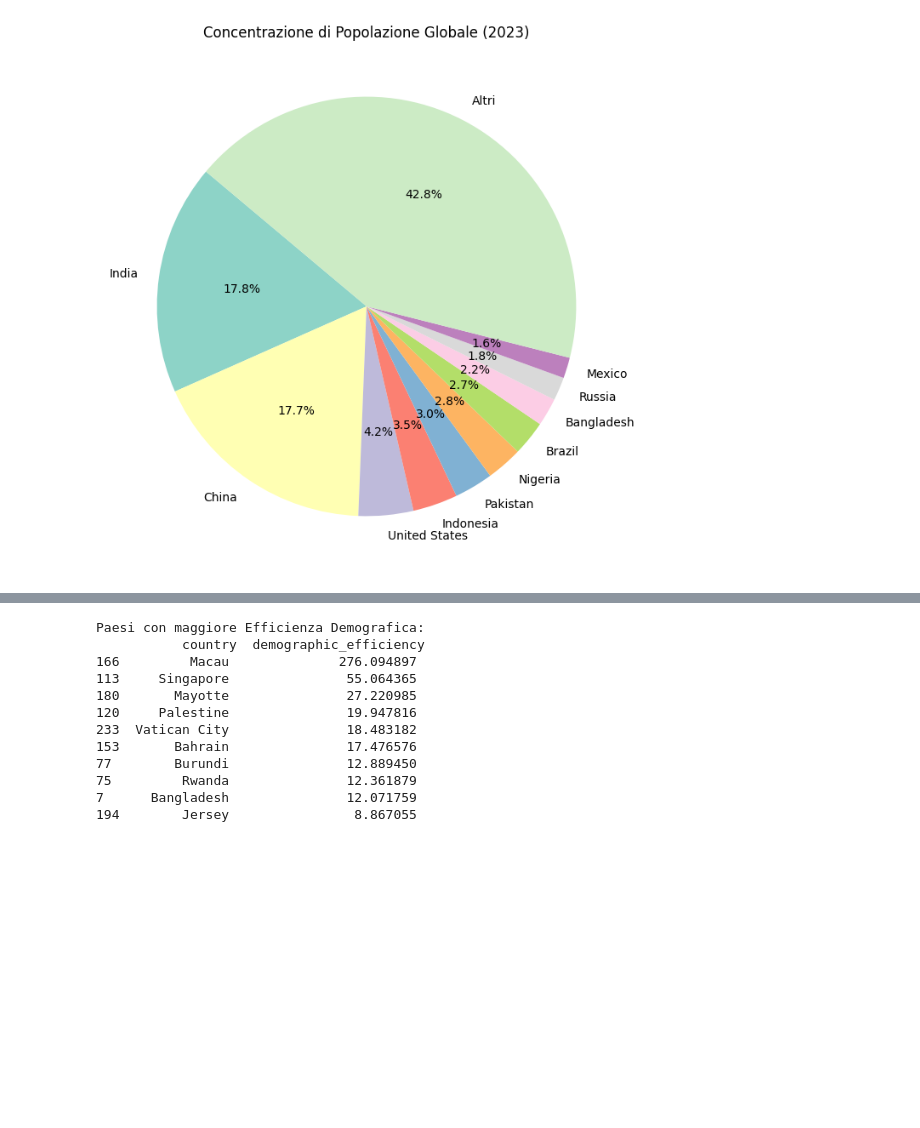
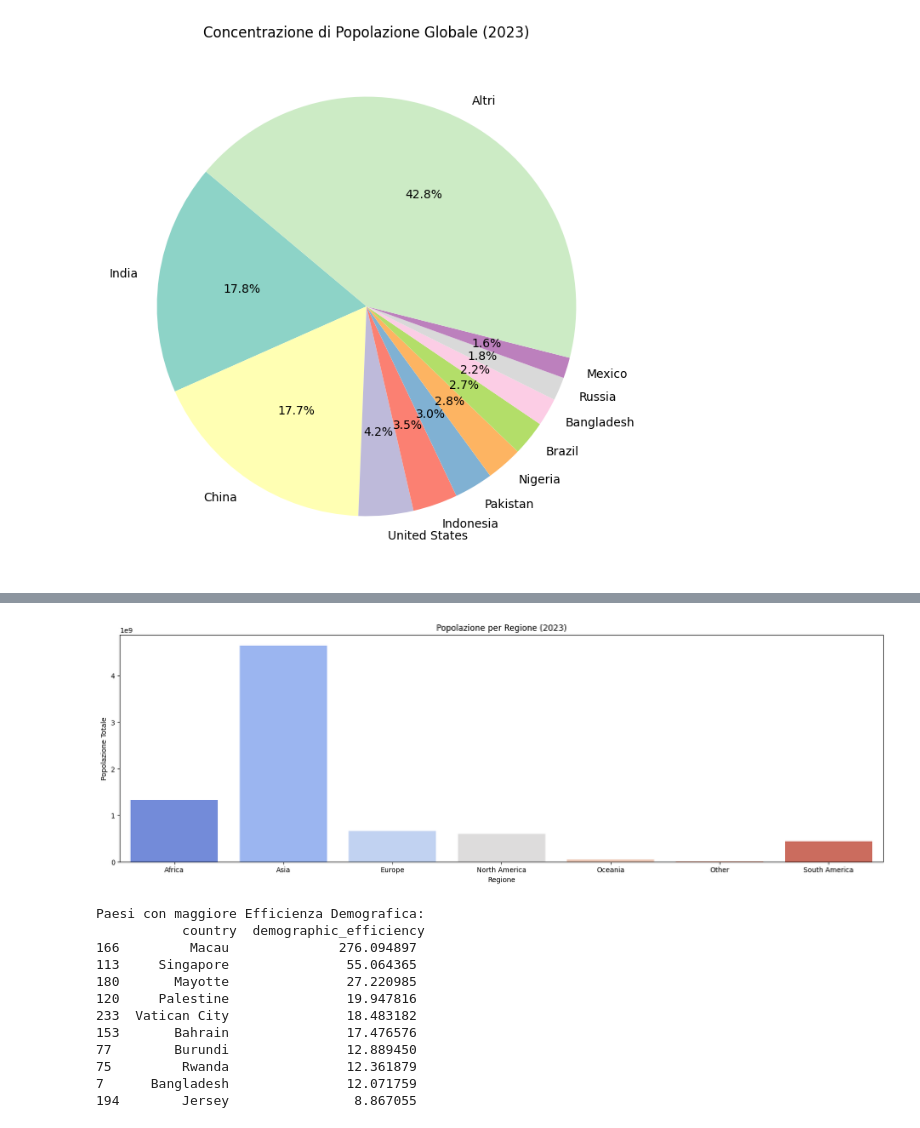
Before and after one commit to Farruja/Progetto-TPi, a Jupyter notebook: Popolazione_mondiale.ipynb, the cells around one changed output, grey strips where cells are left out. Cells and saved outputs as stored; diff of their text form; code cells hidden in the pictures; blank space fills up the shorter version.

```diff
--- a/Popolazione_mondiale.ipynb
+++ b/Popolazione_mondiale.ipynb
@@ -209,0 +135,79 @@ Passing `palette` without assigning `hue` is deprecated and will be removed in v
+# %%
+import pandas as pd
+import seaborn as sns
+import matplotlib.pyplot as plt
+
+# Caricamento dei dati dal file JSON
+data = pd.read_json('countries-table.json')
+
+# Creazione del dizionario di mappatura delle regioni
+region_mapping = {
+    # Asia
+    'IN': 'Asia', 'CN': 'Asia', 'JP': 'Asia', 'ID': 'Asia', 'IR': 'Asia', 'TR': 'Asia',
+    'SA': 'Asia', 'KR': 'Asia', 'VN': 'Asia', 'PK': 'Asia', 'BD': 'Asia', 'TH': 'Asia',
+    'MY': 'Asia', 'PH': 'Asia', 'IQ': 'Asia', 'AF': 'Asia', 'UZ': 'Asia', 'SY': 'Asia',
+    'LK': 'Asia', 'MM': 'Asia', 'KG': 'Asia', 'TM': 'Asia', 'TJ': 'Asia', 'AZ': 'Asia',
+    'AM': 'Asia', 'LB': 'Asia', 'YE': 'Asia', 'JO': 'Asia', 'OM': 'Asia', 'QA': 'Asia',
+    'BH': 'Asia', 'KW': 'Asia', 'SG': 'Asia', 'MN': 'Asia', 'BT': 'Asia', 'NP': 'Asia',
+    'KH': 'Asia', 'LA': 'Asia', 'TL': 'Asia', 'GE': 'Asia',
+
+    # Europe
+    'FR': 'Europe', 'DE': 'Europe', 'IT': 'Europe', 'ES': 'Europe', 'PL': 'Europe',
+    'RO': 'Europe', 'NL': 'Europe', 'BE': 'Europe', 'CZ': 'Europe', 'GR': 'Europe',
+    'PT': 'Europe', 'HU': 'Europe', 'SE': 'Europe', 'AT': 'Europe', 'CH': 'Europe',
+    'BG': 'Europe', 'DK': 'Europe', 'FI': 'Europe', 'IE': 'Europe', 'HR': 'Europe',
+    'SK': 'Europe', 'LT': 'Europe', 'SI': 'Europe', 'LV': 'Europe', 'EE': 'Europe',
+    'CY': 'Europe', 'LU': 'Europe', 'MT': 'Europe', 'IS': 'Europe', 'NO': 'Europe',
+    'UA': 'Europe', 'RU': 'Europe', 'BY': 'Europe', 'MD': 'Europe',
+
+    # North America
+    'US': 'North America', 'MX': 'North America', 'CA': 'North America', 'GT': 'North America',
+    'HN': 'North America', 'SV': 'North America', 'NI': 'North America', 'CR': 'North America',
+    'PA': 'North America', 'CU': 'North America', 'HT': 'North America', 'DO': 'North America',
+    'JM': 'North America', 'BZ': 'North America', 'BS': 'North America',
+
+    # South America
+    'BR': 'South America', 'AR': 'South America', 'CO': 'South America', 'VE': 'South America',
+    'CL': 'South America', 'PE': 'South America', 'EC': 'South America', 'BO': 'South America',
+    'PY': 'South America', 'UY': 'South America', 'GY': 'South America', 'SR': 'South America',
+
+    # Africa
+    'NG': 'Africa', 'ET': 'Africa', 'EG': 'Africa', 'ZA': 'Africa', 'TZ': 'Africa',
+    'KE': 'Africa', 'DZ': 'Africa', 'SD': 'Africa', 'UG': 'Africa', 'GH': 'Africa',
+    'MG': 'Africa', 'CM': 'Africa', 'CI': 'Africa', 'ML': 'Africa', 'BF': 'Africa',
+    'NE': 'Africa', 'ZW': 'Africa', 'ZM': 'Africa', 'SN': 'Africa', 'SO': 'Africa',
+    'TD': 'Africa', 'SS': 'Africa', 'RW': 'Africa', 'BI': 'Africa', 'LY': 'Africa',
+    'SL': 'Africa', 'TG': 'Africa', 'MR': 'Africa', 'GQ': 'Africa', 'BW': 'Africa',
+    'LS': 'Africa', 'NA': 'Africa', 'SZ': 'Africa', 'MW': 'Africa', 'GM': 'Africa',
+    'GN': 'Africa', 'GA': 'Africa', 'CG': 'Africa', 'DJ': 'Africa', 'ER': 'Africa',
+    'AO': 'Africa', 'MZ': 'Africa', 'MA': 'Africa', 'TN': 'Africa', 'CV': 'Africa',
+    'ST': 'Africa', 'KM': 'Africa', 'SC': 'Africa',
+
+    # Oceania
+    'AU': 'Oceania', 'NZ': 'Oceania', 'FJ': 'Oceania', 'PG': 'Oceania', 'SB': 'Oceania',
+    'VU': 'Oceania', 'NC': 'Oceania', 'WS': 'Oceania', 'TO': 'Oceania', 'KI': 'Oceania',
+    'TV': 'Oceania', 'NR': 'Oceania', 'FM': 'Oceania', 'MH': 'Oceania', 'PW': 'Oceania',
+
+    # Other/Uncategorized
+    'GL': 'Other', 'PF': 'Other', 'GU': 'Other', 'PR': 'Other'
+}
+
+
+# Aggiunta della colonna 'region' basata sulla mappatura di 'cca2'
+data['region'] = data['cca2'].map(region_mapping)
+
+# Aggregazione dei dati per regione
+regional_data = data.groupby('region')[['pop2023', 'growthRate']].sum().reset_index()
+
+# Creazione del grafico a barre
+plt.figure(figsize=(20, 6))
+sns.barplot(data=regional_data, x='region', y='pop2023', palette='coolwarm')
+plt.title('Popolazione per Regione (2023)')
+plt.xlabel('Regione')
+plt.ylabel('Popolazione Totale')
+plt.show()
+
+#Questa analisi associa i paesi alle regioni geografiche (es. Asia, Africa, America) utilizzando un mapping. I dati sono poi aggregati
+#per regione, sommando la popolazione e il tasso di crescita. Un grafico a barre visualizza la popolazione totale per ogni regione,
+#fornendo una panoramica delle concentrazioni demografiche globali.
+# %% [output]
@@ -210,2 +217,3 @@ Passing `palette` without assigning `hue` is deprecated and will be removed in v
+[figure, added]
 # %%
 data['demographic_efficiency'] = data['pop2023'] * data['growthRate'] / data['area']
```
Also changed, not shown: parts of 12 cells of this notebook.
